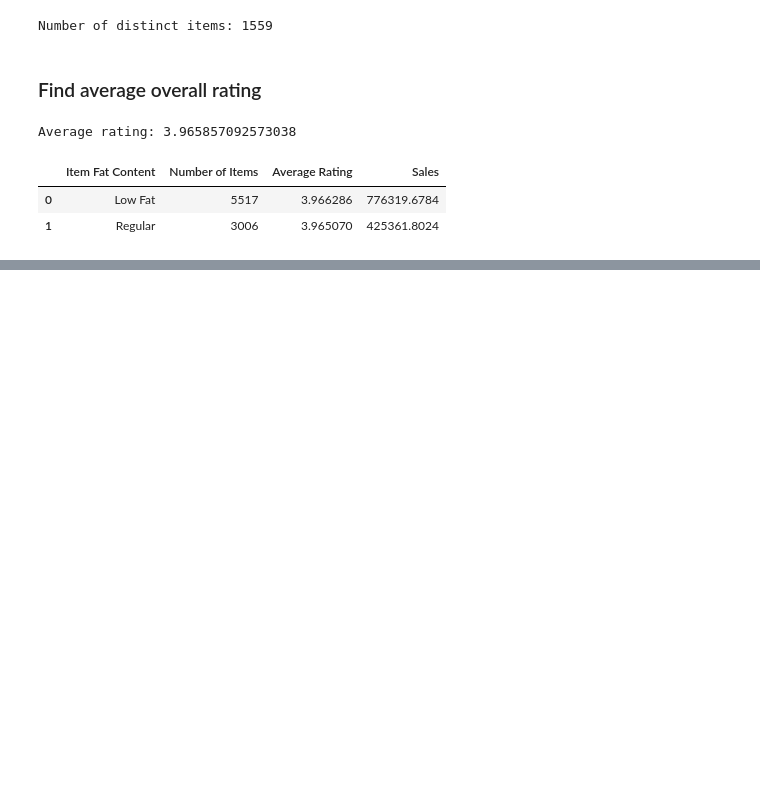
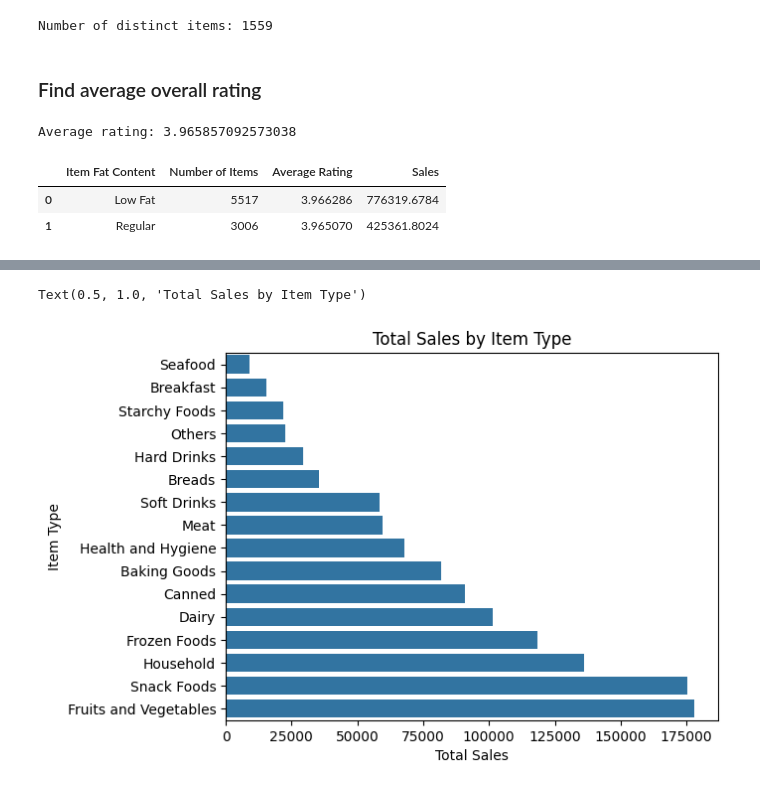
Before and after one commit to Mohamed-Shaheedullah/blinkit-analysis, a Jupyter notebook: blinkit-analysis.ipynb, the cells around one changed output, grey strips where cells are left out. Drawn from its saved outputs; the diff is of its cells as text; code cells hidden in the pictures; blank space fills up the shorter version.

Commit message:
sales by item type inc chart

```diff
--- a/blinkit-analysis.ipynb
+++ b/blinkit-analysis.ipynb
@@ -140,0 +143,5 @@ Text(0.5, 1.0, 'Average Rating by Item Fat Content')
+# %%
+item_df = df.groupby('Item Type').agg({'Sales': 'sum'})
+item_df = item_df.sort_values('Sales', ascending=True).reset_index()
+item_df.rename(columns={'Sales': 'Total Sales'}, inplace=True)
+item_df
@@ -140,0 +166,7 @@ Text(0.5, 1.0, 'Average Rating by Item Fat Content')
+# %%
+sns.barplot(x='Total Sales', y='Item Type', data=item_df)
+plt.title('Total Sales by Item Type')
+plt.show()
+# %% [output]
+Text(0.5, 1.0, 'Total Sales by Item Type')
+[figure, added]
```
Also changed, not shown: parts of 4 cells of this notebook.
